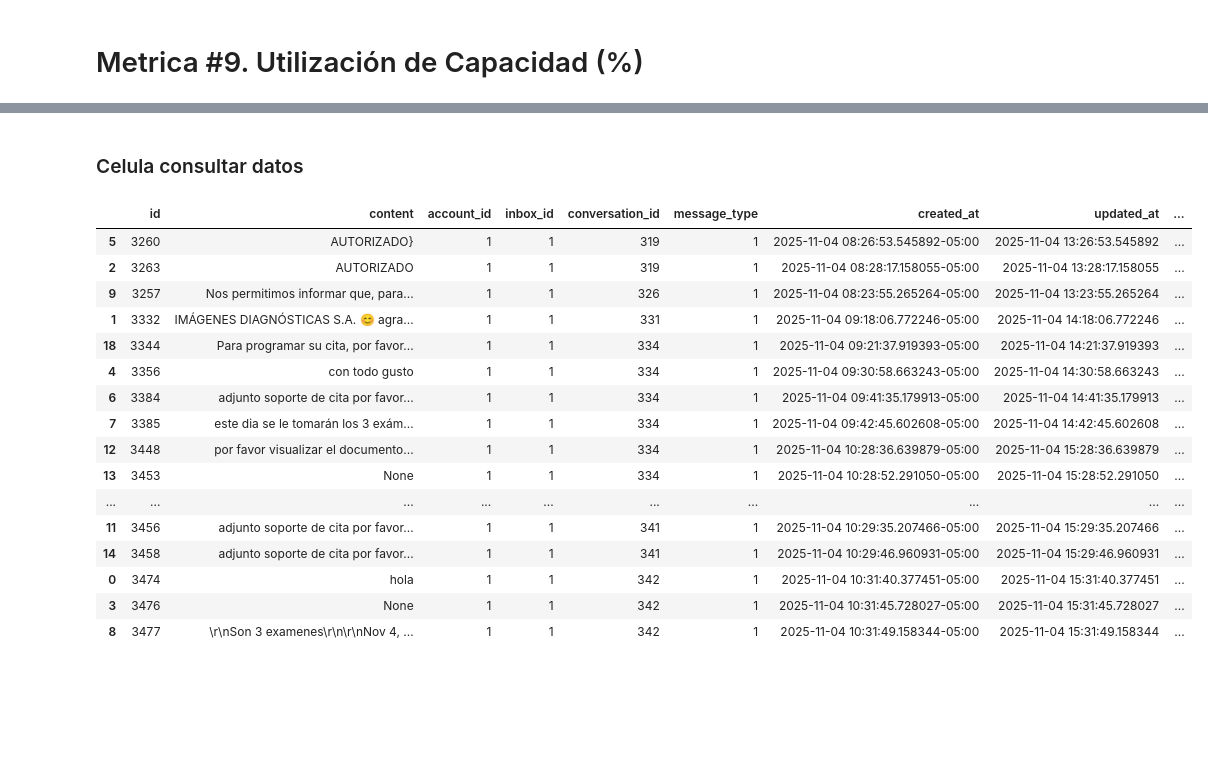
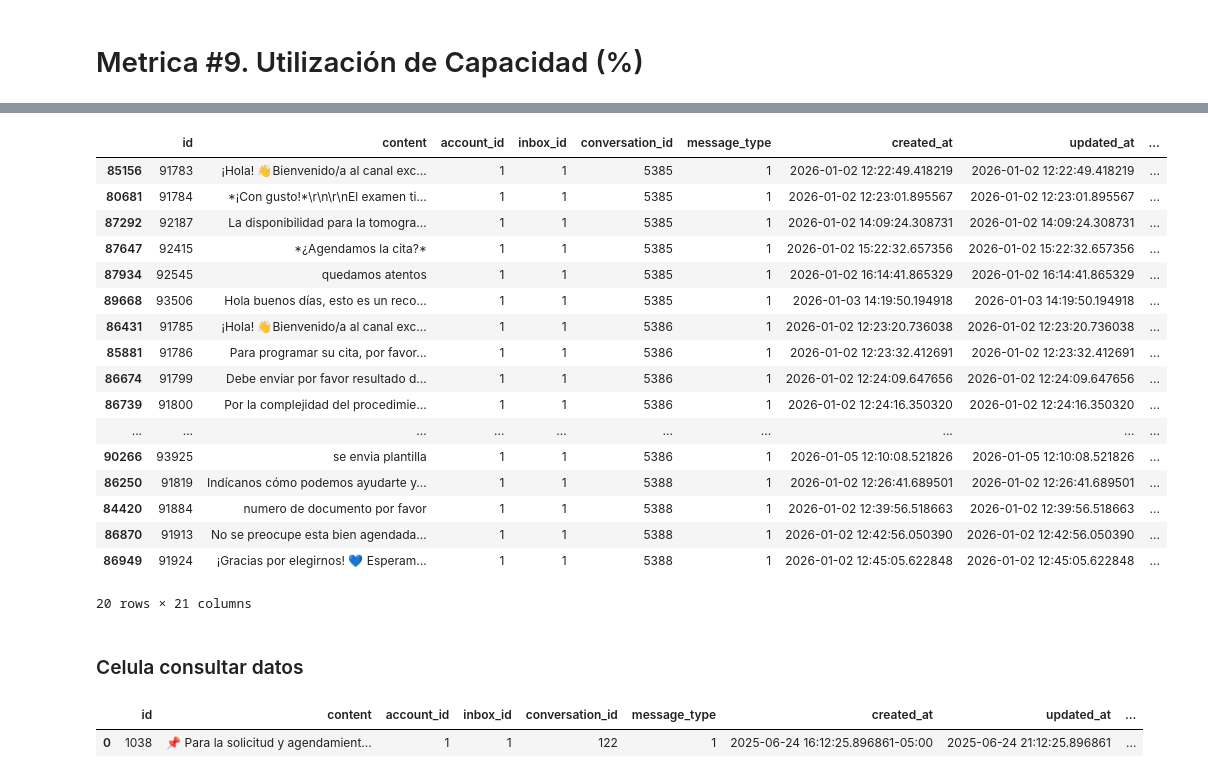
Before and after one commit to Jona-2006-17/analisis, a Jupyter notebook: analisis.ipynb, the cells around one changed output, grey strips where cells are left out. Saved outputs shown, nothing was run; the diff lists cells and outputs as text; code cells hidden in the pictures; blank space fills up the shorter version.

```diff
--- a/analisis.ipynb
+++ b/analisis.ipynb
@@ -522,31 +682,37 @@ df_messages_agent
+# %%
+df_messages_agent.head(20)
+# %% [output]
+|  | id | content | account_id | inbox_id | conversation_id | message_type | created_at | updated_at | ... |
+| 85156 | 91783 | ¡Hola! 👋Bienvenido/a al canal exc... | 1 | 1 | 5385 | 1 | 2026-01-02 12:22:49.418219 | 2026-01-02 12:22:49.418219 | ... |
+| 80681 | 91784 | *¡Con gusto!*\r\n\r\nEl examen ti... | 1 | 1 | 5385 | 1 | 2026-01-02 12:23:01.895567 | 2026-01-02 12:23:01.895567 | ... |
+| 87292 | 92187 | La disponibilidad para la tomogra... | 1 | 1 | 5385 | 1 | 2026-01-02 14:09:24.308731 | 2026-01-02 14:09:24.308731 | ... |
+| 87647 | 92415 | *¿Agendamos la cita?* | 1 | 1 | 5385 | 1 | 2026-01-02 15:22:32.657356 | 2026-01-02 15:22:32.657356 | ... |
+| 87934 | 92545 | quedamos atentos | 1 | 1 | 5385 | 1 | 2026-01-02 16:14:41.865329 | 2026-01-02 16:14:41.865329 | ... |
+| 89668 | 93506 | Hola buenos días, esto es un reco... | 1 | 1 | 5385 | 1 | 2026-01-03 14:19:50.194918 | 2026-01-03 14:19:50.194918 | ... |
+| 86431 | 91785 | ¡Hola! 👋Bienvenido/a al canal exc... | 1 | 1 | 5386 | 1 | 2026-01-02 12:23:20.736038 | 2026-01-02 12:23:20.736038 | ... |
+| 85881 | 91786 | Para programar su cita, por favor... | 1 | 1 | 5386 | 1 | 2026-01-02 12:23:32.412691 | 2026-01-02 12:23:32.412691 | ... |
+| 86674 | 91799 | Debe enviar por favor resultado d... | 1 | 1 | 5386 | 1 | 2026-01-02 12:24:09.647656 | 2026-01-02 12:24:09.647656 | ... |
+| 86739 | 91800 | Por la complejidad del procedimie... | 1 | 1 | 5386 | 1 | 2026-01-02 12:24:16.350320 | 2026-01-02 12:24:16.350320 | ... |
+| ... | ... | ... | ... | ... | ... | ... | ... | ... | ... |
+| 90266 | 93925 | se envia plantilla | 1 | 1 | 5386 | 1 | 2026-01-05 12:10:08.521826 | 2026-01-05 12:10:08.521826 | ... |
+| 86250 | 91819 | Indícanos cómo podemos ayudarte y... | 1 | 1 | 5388 | 1 | 2026-01-02 12:26:41.689501 | 2026-01-02 12:26:41.689501 | ... |
+| 84420 | 91884 | numero de documento por favor | 1 | 1 | 5388 | 1 | 2026-01-02 12:39:56.518663 | 2026-01-02 12:39:56.518663 | ... |
+| 86870 | 91913 | No se preocupe esta bien agendada... | 1 | 1 | 5388 | 1 | 2026-01-02 12:42:56.050390 | 2026-01-02 12:42:56.050390 | ... |
+| 86949 | 91924 | ¡Gracias por elegirnos! 💙 Esperam... | 1 | 1 | 5388 | 1 | 2026-01-02 12:45:05.622848 | 2026-01-02 12:45:05.622848 | ... |
+20 rows × 21 columns
 # %% [markdown]
 ### Celula consultar datos
 # %%
 ids_caso_raro = [6175, 6877, 6214, 6057]
-sentencia_messages_contact_user = "SELECT * FROM messages WHERE created_at::date = '2025-11-04' AND sender_type = 'User' AND sender_id = 6"
+sentencia_messages_contact_user = "SELECT * FROM messages WHERE id = 1038"
 df_messages_contact_user = pd.read_sql(sentencia_messages_contact_user, engine)
 
 df_messages_contact_user['created_at'] = df_messages_contact_user['created_at'].dt.tz_localize('UTC')
 df_messages_contact_user['created_at'] = df_messages_contact_user['created_at'].dt.tz_convert('America/Bogota')
 
 df_messages_contact_user = df_messages_contact_user.sort_values(['conversation_id', 'created_at'])
 
 df_messages_contact_user.head(90)
 # %% [output]
 |  | id | content | account_id | inbox_id | conversation_id | message_type | created_at | updated_at | ... |
-| 5 | 3260 | AUTORIZADO} | 1 | 1 | 319 | 1 | 2025-11-04 08:26:53.545892-05:00 | 2025-11-04 13:26:53.545892 | ... |
-| 2 | 3263 | AUTORIZADO | 1 | 1 | 319 | 1 | 2025-11-04 08:28:17.158055-05:00 | 2025-11-04 13:28:17.158055 | ... |
-| 9 | 3257 | Nos permitimos informar que, para... | 1 | 1 | 326 | 1 | 2025-11-04 08:23:55.265264-05:00 | 2025-11-04 13:23:55.265264 | ... |
-| 1 | 3332 | IMÁGENES DIAGNÓSTICAS S.A. 😊 agra... | 1 | 1 | 331 | 1 | 2025-11-04 09:18:06.772246-05:00 | 2025-11-04 14:18:06.772246 | ... |
-| 18 | 3344 | Para programar su cita, por favor... | 1 | 1 | 334 | 1 | 2025-11-04 09:21:37.919393-05:00 | 2025-11-04 14:21:37.919393 | ... |
-| 4 | 3356 | con todo gusto | 1 | 1 | 334 | 1 | 2025-11-04 09:30:58.663243-05:00 | 2025-11-04 14:30:58.663243 | ... |
-| 6 | 3384 | adjunto soporte de cita por favor... | 1 | 1 | 334 | 1 | 2025-11-04 09:41:35.179913-05:00 | 2025-11-04 14:41:35.179913 | ... |
-| 7 | 3385 | este dia se le tomarán los 3 exám... | 1 | 1 | 334 | 1 | 2025-11-04 09:42:45.602608-05:00 | 2025-11-04 14:42:45.602608 | ... |
-| 12 | 3448 | por favor visualizar el documento... | 1 | 1 | 334 | 1 | 2025-11-04 10:28:36.639879-05:00 | 2025-11-04 15:28:36.639879 | ... |
-| 13 | 3453 | None | 1 | 1 | 334 | 1 | 2025-11-04 10:28:52.291050-05:00 | 2025-11-04 15:28:52.291050 | ... |
-| ... | ... | ... | ... | ... | ... | ... | ... | ... | ... |
-| 11 | 3456 | adjunto soporte de cita por favor... | 1 | 1 | 341 | 1 | 2025-11-04 10:29:35.207466-05:00 | 2025-11-04 15:29:35.207466 | ... |
-| 14 | 3458 | adjunto soporte de cita por favor... | 1 | 1 | 341 | 1 | 2025-11-04 10:29:46.960931-05:00 | 2025-11-04 15:29:46.960931 | ... |
-| 0 | 3474 | hola | 1 | 1 | 342 | 1 | 2025-11-04 10:31:40.377451-05:00 | 2025-11-04 15:31:40.377451 | ... |
-| 3 | 3476 | None | 1 | 1 | 342 | 1 | 2025-11-04 10:31:45.728027-05:00 | 2025-11-04 15:31:45.728027 | ... |
-| 8 | 3477 | \r\nSon 3 examenes\r\n\r\nNov 4, ... | 1 | 1 | 342 | 1 | 2025-11-04 10:31:49.158344-05:00 | 2025-11-04 15:31:49.158344 | ... |
+| 0 | 1038 | 📌 Para la solicitud y agendamient... | 1 | 1 | 122 | 1 | 2025-06-24 16:12:25.896861-05:00 | 2025-06-24 21:12:25.896861 | ... |
```
Also changed, not shown: parts of 10 cells of this notebook.
